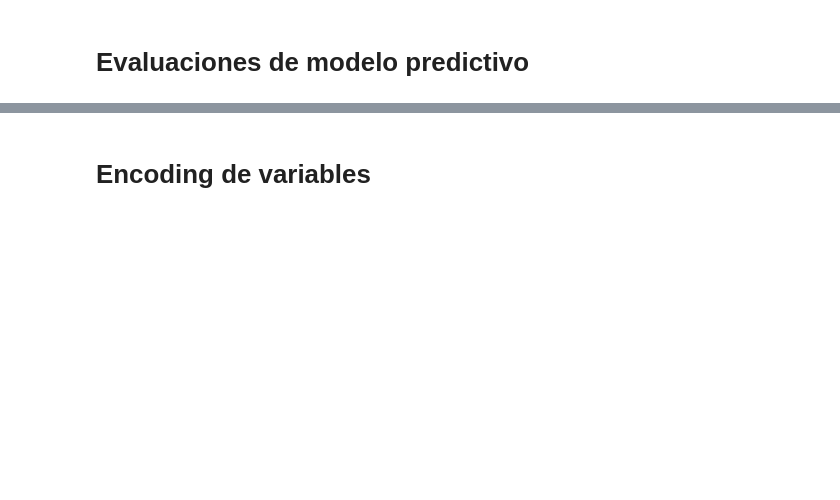
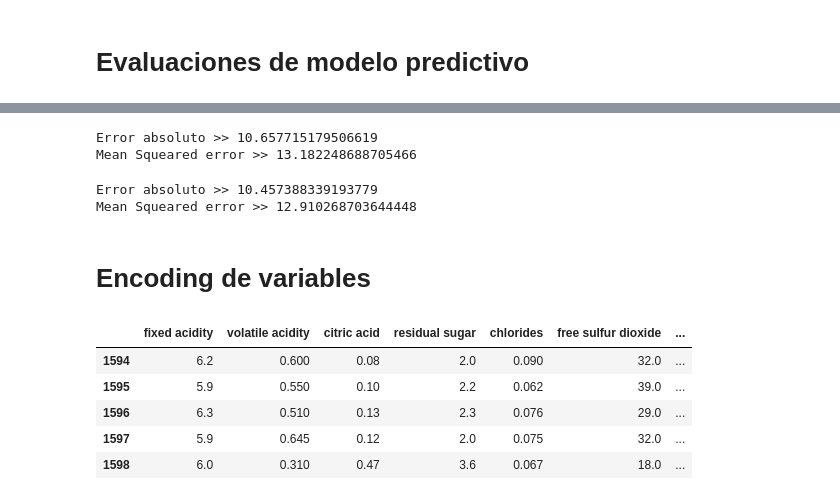
Before and after one commit to gustavo9601/big-data, a Jupyter notebook: Big data aplicada a los negocios/big_data/Practica en Python.ipynb, the cells around one changed output, grey strips where cells are left out. Saved outputs shown, nothing was run; the diff lists cells and outputs as text; code cells hidden in the pictures; blank space fills up the shorter version.

```diff
--- a/Big data aplicada a los negocios/big_data/Practica en Python.ipynb
+++ b/Big data aplicada a los negocios/big_data/Practica en Python.ipynb
@@ -455,21 +475,39 @@ regr.predict(X_test)
 # %%
 # ahora miramos el error
-print(mean_absolute_error(regr.predict(X_test), y_test))
-print(sqrt(mean_squared_error(regr.predict(X_test), y_test)))
+print("Error absoluto >>", mean_absolute_error(regr.predict(X_test), y_test))
+print("Mean Squeared error >>", sqrt(mean_squared_error(regr.predict(X_test), y_test)))
+# %% [output]
+Error absoluto >> 10.657715179506619
+Mean Squeared error >> 13.182248688705466
 # %%
-# ahora probamos un otro modelo, usando alcohol y acidez
+# Nuevo modelo usando las variables alcohol y acidez para predecir el exito
 X2 = wine[['alcohol', 'volatile acidity']]
 y2 = wine['success']
 X2_train, X2_test, y2_train, y2_test = train_test_split(X2, y2, test_size=0.2, random_state=3)
 regr2 = LinearRegression()
 # Entrenamos el modelo utilizando el train set
 regr2.fit(X2_train, y2_train)
-print(mean_absolute_error(regr2.predict(X2_test), y2_test))
-print(sqrt(mean_squared_error(regr2.predict(X2_test), y2_test)))
+print("Error absoluto >>", mean_absolute_error(regr2.predict(X2_test), y2_test))
+print("Mean Squeared error >>", sqrt(mean_squared_error(regr2.predict(X2_test), y2_test)))
+# %% [output]
+Error absoluto >> 10.457388339193779
+Mean Squeared error >> 12.910268703644448
 # %% [markdown]
 # Encoding de variables
 # %%
-# importamos hacemos encoding de nuestras variables!
+"""
+Un modelo de ML, no usa las variables categorias, es necesario trasnformarlas a valores numericos
+"""
+
+# Para que registro que cumpla la condicion, devolvera 1 o 0
 wine['is_spain'] = np.where(wine['country'] == 'Spain', 1, 0)
+# Devolvera 1, 2, 3 equivalentes a la variables categorias
 wine['pricing_enc'] = np.where(wine['pricing'] == 'Budget', 1, np.where(wine['pricing'] == 'Medium', 2, 3))
-wine
+wine.tail()
+# %% [output]
+|  | fixed acidity | volatile acidity | citric acid | residual sugar | chlorides | free sulfur dioxide | ... |
+| 1594 | 6.2 | 0.600 | 0.08 | 2.0 | 0.090 | 32.0 | ... |
+| 1595 | 5.9 | 0.550 | 0.10 | 2.2 | 0.062 | 39.0 | ... |
+| 1596 | 6.3 | 0.510 | 0.13 | 2.3 | 0.076 | 29.0 | ... |
+| 1597 | 5.9 | 0.645 | 0.12 | 2.0 | 0.075 | 32.0 | ... |
+| 1598 | 6.0 | 0.310 | 0.47 | 3.6 | 0.067 | 18.0 | ... |
```
Also changed, not shown: parts of 9 cells of this notebook.
